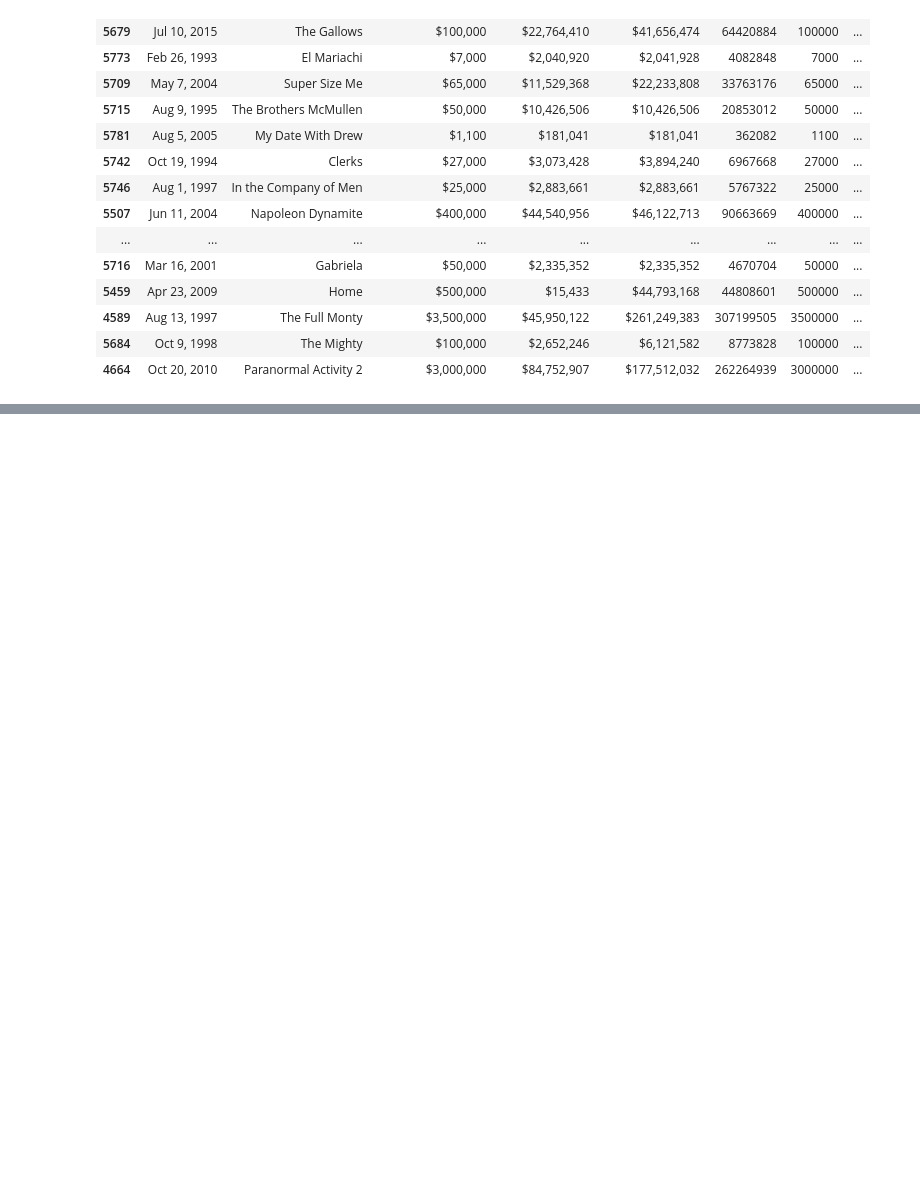
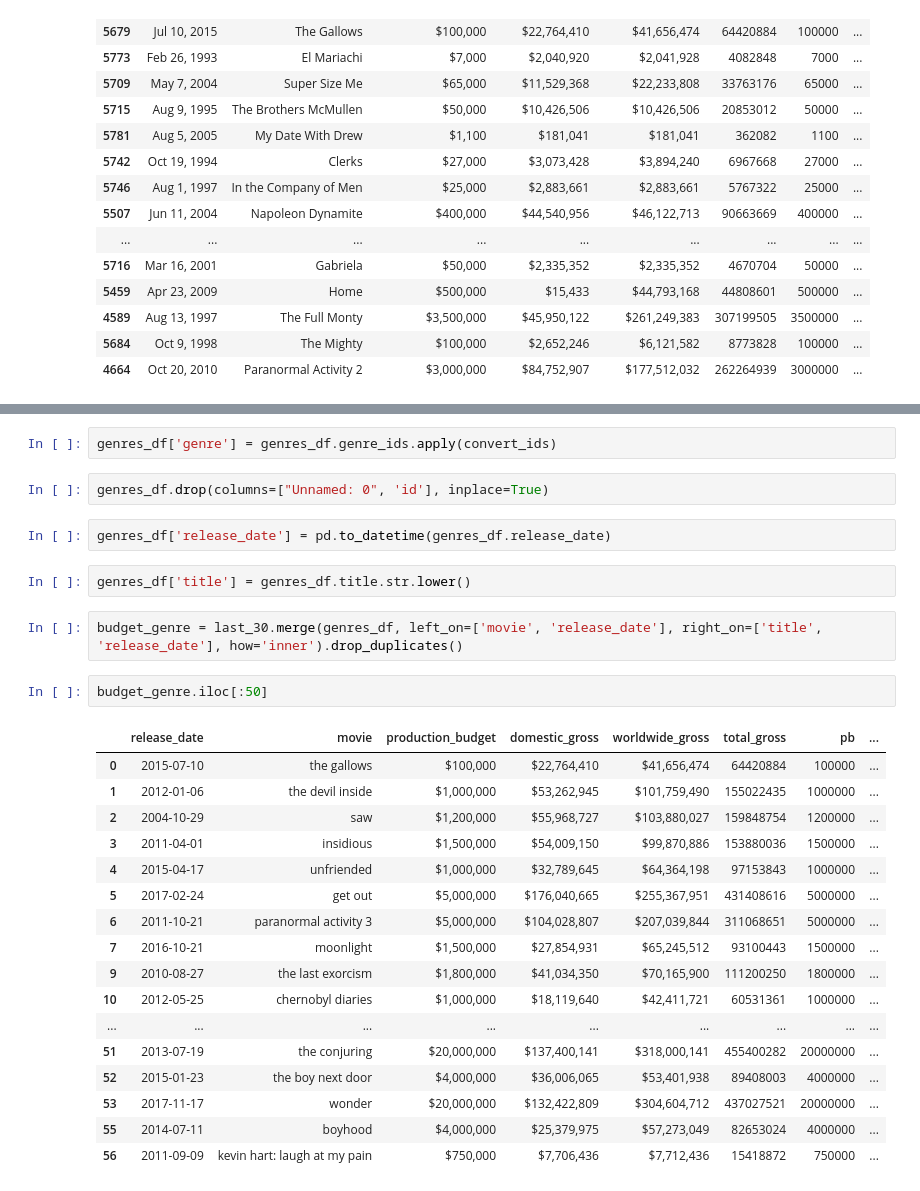
Before and after one commit to bkokin/semester_1_capstone, a Jupyter notebook: exploratory_work/hanwen_exploratory.ipynb, the cells around one changed output, grey strips where cells are left out. Drawn from its saved outputs; the diff is of its cells as text; blank space fills up the shorter version.

```diff
--- a/exploratory_work/hanwen_exploratory.ipynb
+++ b/exploratory_work/hanwen_exploratory.ipynb
@@ -287,0 +319,30 @@ last_30.iloc[:30]
+# %%
+genres_df['genre'] = genres_df.genre_ids.apply(convert_ids)
+# %%
+genres_df.drop(columns=["Unnamed: 0", 'id'], inplace=True)
+# %%
+genres_df['release_date'] = pd.to_datetime(genres_df.release_date)
+# %%
+genres_df['title'] = genres_df.title.str.lower()
+# %%
+budget_genre = last_30.merge(genres_df, left_on=['movie', 'release_date'], right_on=['title', 'release_date'], how='inner').drop_duplicates()
+# %%
+budget_genre.iloc[:50]
+# %% [output]
+|  | release_date | movie | production_budget | domestic_gross | worldwide_gross | total_gross | pb | ... |
+| 0 | 2015-07-10 | the gallows | $100,000 | $22,764,410 | $41,656,474 | 64420884 | 100000 | ... |
+| 1 | 2012-01-06 | the devil inside | $1,000,000 | $53,262,945 | $101,759,490 | 155022435 | 1000000 | ... |
+| 2 | 2004-10-29 | saw | $1,200,000 | $55,968,727 | $103,880,027 | 159848754 | 1200000 | ... |
+| 3 | 2011-04-01 | insidious | $1,500,000 | $54,009,150 | $99,870,886 | 153880036 | 1500000 | ... |
+| 4 | 2015-04-17 | unfriended | $1,000,000 | $32,789,645 | $64,364,198 | 97153843 | 1000000 | ... |
+| 5 | 2017-02-24 | get out | $5,000,000 | $176,040,665 | $255,367,951 | 431408616 | 5000000 | ... |
+| 6 | 2011-10-21 | paranormal activity 3 | $5,000,000 | $104,028,807 | $207,039,844 | 311068651 | 5000000 | ... |
+| 7 | 2016-10-21 | moonlight | $1,500,000 | $27,854,931 | $65,245,512 | 93100443 | 1500000 | ... |
+| 9 | 2010-08-27 | the last exorcism | $1,800,000 | $41,034,350 | $70,165,900 | 111200250 | 1800000 | ... |
+| 10 | 2012-05-25 | chernobyl diaries | $1,000,000 | $18,119,640 | $42,411,721 | 60531361 | 1000000 | ... |
+| ... | ... | ... | ... | ... | ... | ... | ... | ... |
+| 51 | 2013-07-19 | the conjuring | $20,000,000 | $137,400,141 | $318,000,141 | 455400282 | 20000000 | ... |
+| 52 | 2015-01-23 | the boy next door | $4,000,000 | $36,006,065 | $53,401,938 | 89408003 | 4000000 | ... |
+| 53 | 2017-11-17 | wonder | $20,000,000 | $132,422,809 | $304,604,712 | 437027521 | 20000000 | ... |
+| 55 | 2014-07-11 | boyhood | $4,000,000 | $25,379,975 | $57,273,049 | 82653024 | 4000000 | ... |
+| 56 | 2011-09-09 | kevin hart: laugh at my pain | $750,000 | $7,706,436 | $7,712,436 | 15418872 | 750000 | ... |
```
Also changed, not shown: parts of 12 cells of this notebook.
